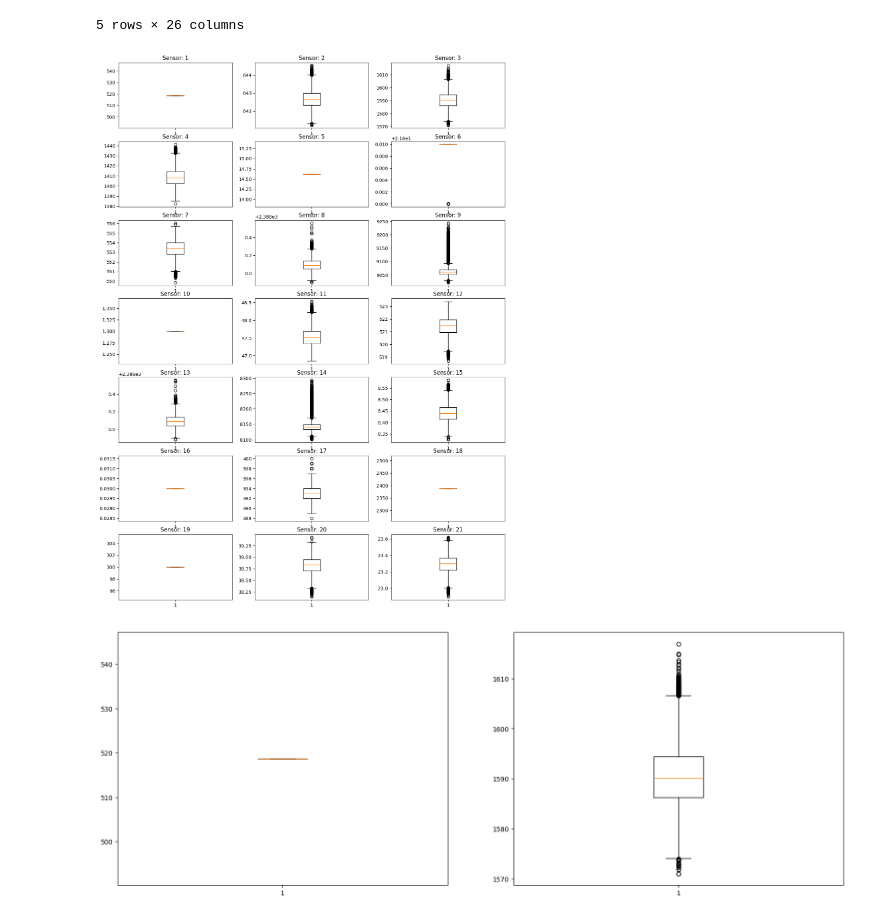
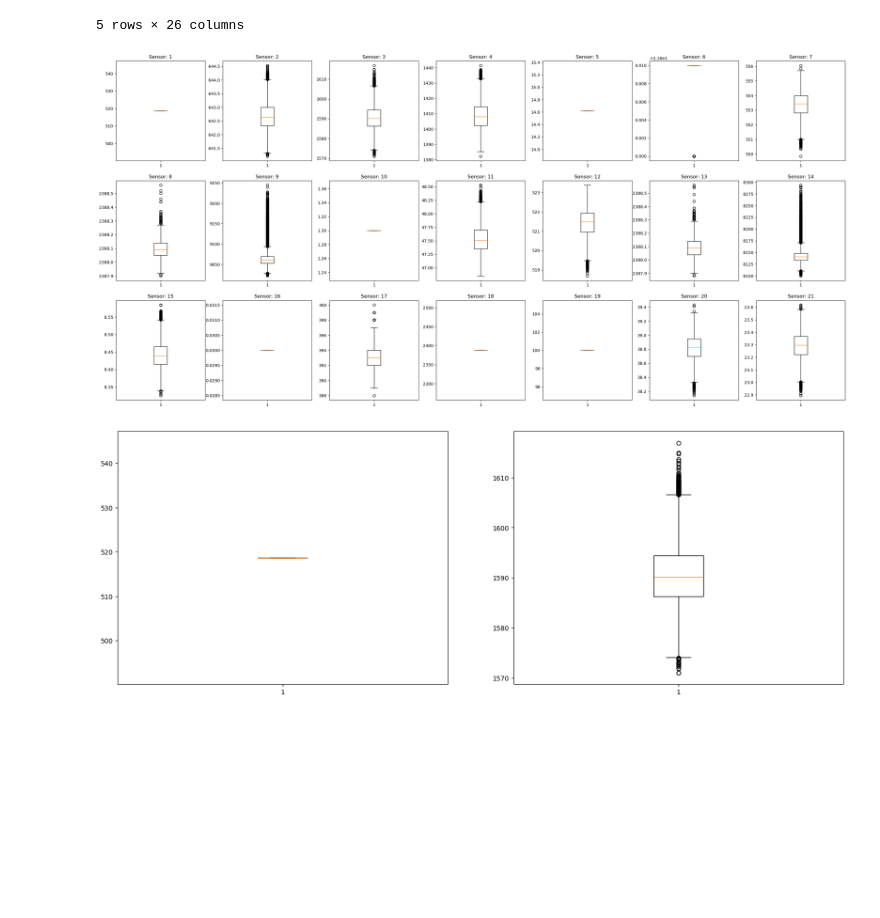
Before and after one commit to scorch056/CMAPSSData, a Jupyter notebook: EDA.ipynb, the cells around one changed output. Saved outputs shown, nothing was run; the diff lists cells and outputs as text; code cells hidden in the pictures; blank space fills up the shorter version.

Commit message:
Graph re-sizing

```diff
--- a/EDA.ipynb
+++ b/EDA.ipynb
@@ -43,15 +43,15 @@ display(df.head())
 | 4 | 1 | 5 | -0.0019 | -0.0002 | 100.0 | 518.67 | 642.37 | 1582.85 | 1406.22 | 14.62 | ... | ... |
 5 rows × 26 columns
 # %%
-plt.figure(figsize = (15, 21))
+plt.figure(figsize = (32,15))
 for i in np.arange(5, 26):
     temp = df.iloc[:, i]
-    plt.subplot(7,3,i-4)
+    plt.subplot(3,7,i-4)
     plt.boxplot(temp)
     plt.title("Sensor: "+ str(i-4))
 plt.show()
 # %% [output]
-[figure, old version]
+[figure, new version]
 # %%
 plt.figure(figsize=(20,7))
 plt.subplot(1,2,1)
```
Also changed, not shown: parts of 4 cells of this notebook.
